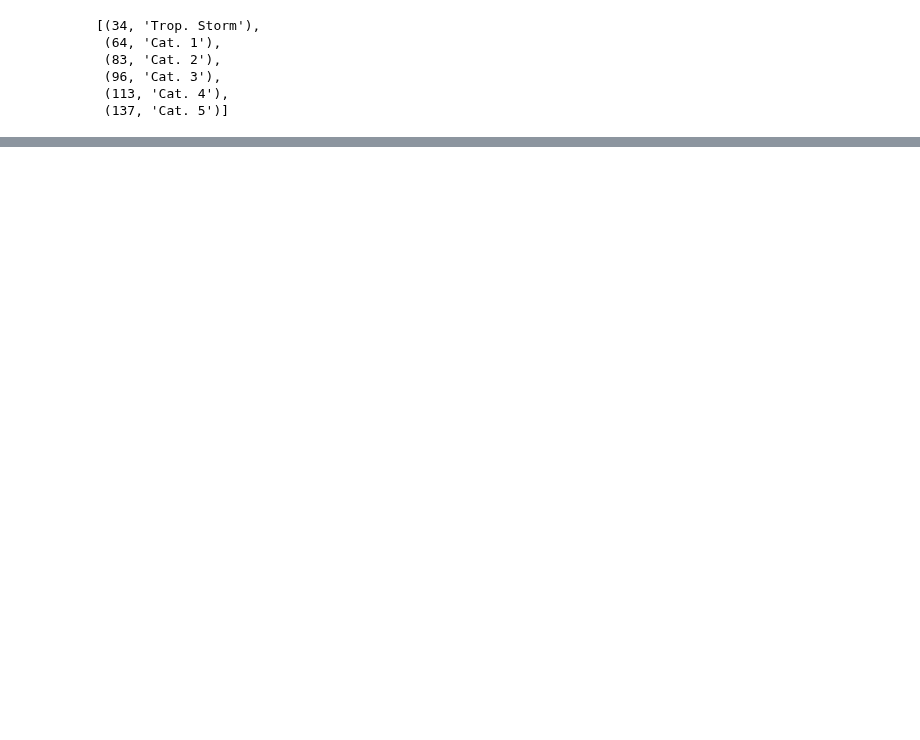
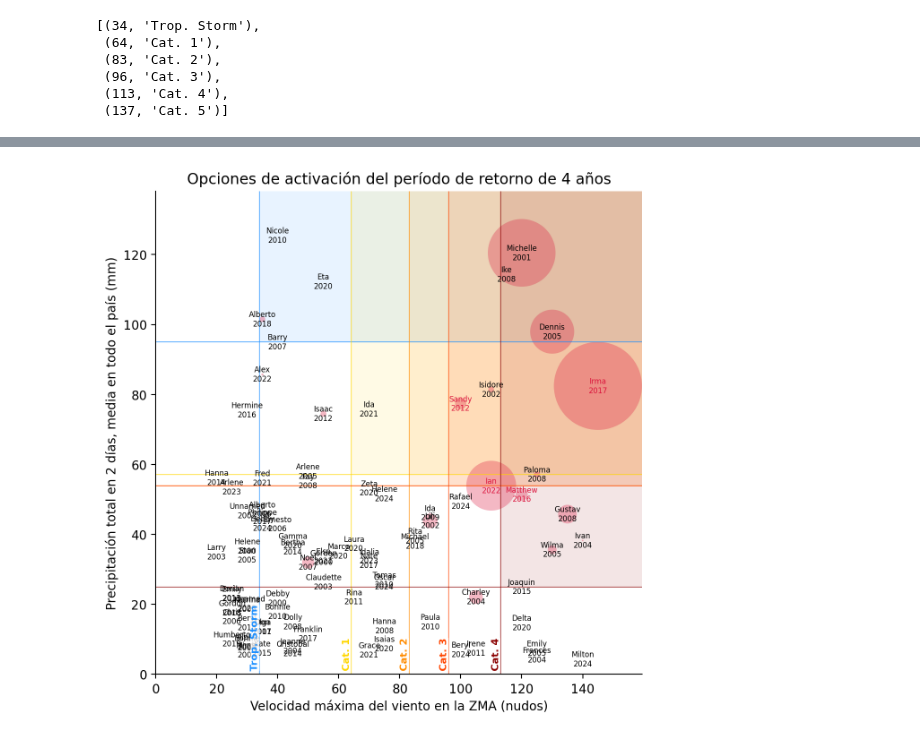
Before and after one commit to OCHA-DAP/ds-aa-cub-hurricanes, a Jupyter notebook: exploration/combine_imerg_ibtracs.ipynb, the cells around one changed output, grey strips where cells are left out. Saved outputs shown, nothing was run; the diff lists cells and outputs as text; code cells hidden in the pictures; blank space fills up the shorter version.

```diff
--- a/exploration/combine_imerg_ibtracs.ipynb
+++ b/exploration/combine_imerg_ibtracs.ipynb
@@ -283,0 +291,82 @@ ax.spines.right.set_visible(False)
+# %%
+fig, ax = plt.subplots(dpi=200, figsize=(7, 7))
+
+ymax = df_stats_complete["max_roll2_mean"].max() * 1.1
+xmax = df_stats_complete["wind_speed_max"].max() * 1.1
+
+# Bubble sizes (handle NaNs as zero)
+bubble_sizes = df_stats_complete["Total Affected"].fillna(0)
+# Optional: scale for visual clarity
+bubble_sizes_scaled = (
+    bubble_sizes / bubble_sizes.max() * 5000
+)  # Adjust 300 as needed
+
+# Plot bubbles
+ax.scatter(
+    df_stats_complete["wind_speed_max"],
+    df_stats_complete["max_roll2_mean"],
+    s=bubble_sizes_scaled,
+    alpha=0.3,
+    color="crimson",
+    edgecolor="none",
+    zorder=1,
+)
+
+for _, row in df_stats_complete.iterrows():
+    ax.annotate(
+        row["name"].capitalize() + "\n" + str(row["season"]),
+        (row["wind_speed_max"], row["max_roll2_mean"]),
+        ha="center",
+        va="center",
+        fontsize=6,
+        color="crimson" if row["cerf"] else "k",
+    )
+
+for cat_name, row in df_threshs.set_index("cat").iterrows():
+    if cat_name is None:
+        continue
+    color = cat_colors[cat_name]
+    ax.axhline(row["max_roll2_mean"], color=color, linewidth=0.5)
+    ax.axvline(row["wind_speed_max"], color=color, linewidth=0.5)
+    ax.add_patch(
+        patches.Rectangle(
+            (row["wind_speed_max"], row["max_roll2_mean"]),  # bottom left
+            xmax - row["wind_speed_max"],  # width
+            ymax - row["max_roll2_mean"],  # height
+            facecolor=color,
+            alpha=0.1,
+            zorder=0,
+        )
+    )
+    ax.annotate(
+        cat_name,
+        (row["wind_speed_max"], 1),
+        va="bottom",
+        ha="right",
+        color=color,
+        rotation=90,
+        fontweight="bold",
+        fontsize=8,
+        bbox=dict(
+            boxstyle="round,pad=0",
+            facecolor="white",  # Highlight color
+            edgecolor="none",  # No border
+            alpha=0.8,  # Transparency
+        ),
+    )
+
+
+ax.set_xlim(left=0, right=xmax)
+ax.set_ylim(bottom=0, top=ymax)
+
+ax.set_xlabel("Velocidad máxima del viento en la ZMA (nudos)")
+ax.set_ylabel("Precipitación total en 2 días, media en todo el país (mm)")
+ax.set_title(
+    f"Opciones de activación del período de retorno de {target_rp} años"
+)
+
+
+ax.spines.top.set_visible(False)
+ax.spines.right.set_visible(False)
+# %% [output]
+[figure, added]
```
Also changed, not shown: parts of 9 cells of this notebook, 4 other files.
